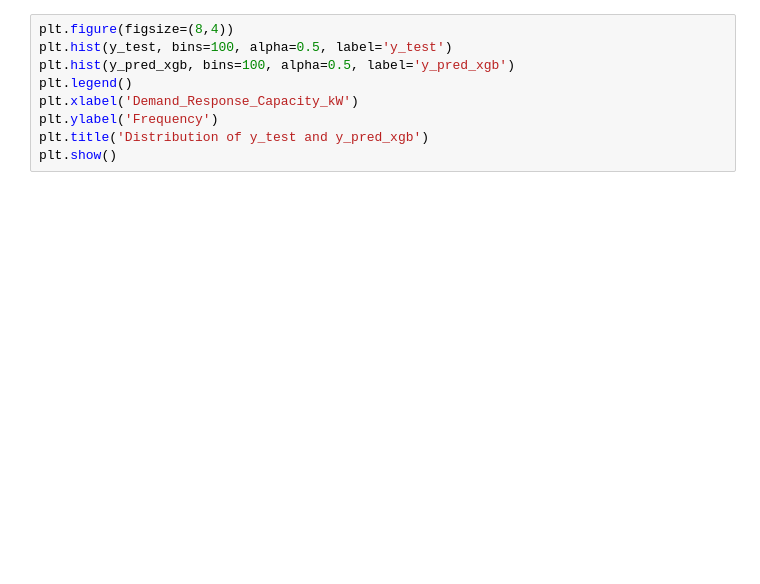
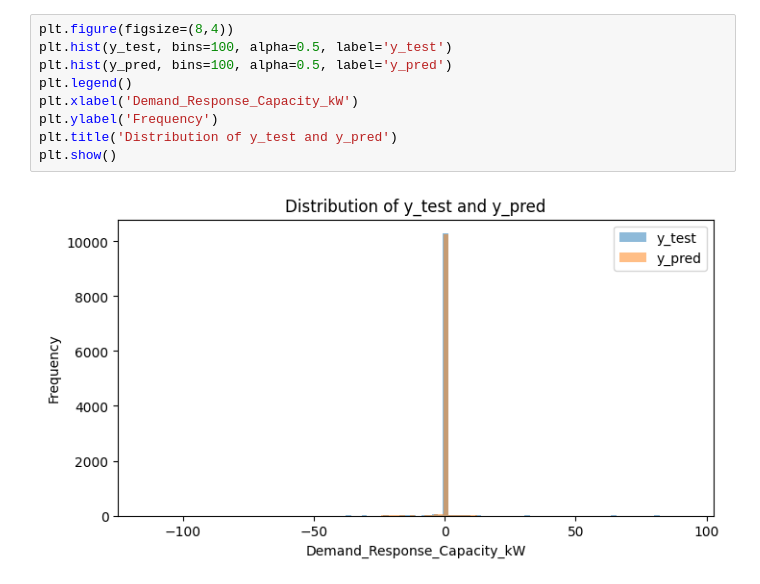
Before and after one commit to truongbnguyen88/nrg_hackathon_sept2025, a Jupyter notebook: phase2_train.ipynb, the cells around one changed output. Saved outputs shown, nothing was run; the diff lists cells and outputs as text; blank space fills up the shorter version.

```diff
--- a/phase2_train.ipynb
+++ b/phase2_train.ipynb
@@ -118,10 +247,12 @@ y_test[:10], y_pred_xgb[:10]
 # %%
 plt.figure(figsize=(8,4))
 plt.hist(y_test, bins=100, alpha=0.5, label='y_test')
-plt.hist(y_pred_xgb, bins=100, alpha=0.5, label='y_pred_xgb')
+plt.hist(y_pred, bins=100, alpha=0.5, label='y_pred')
 plt.legend()
 plt.xlabel('Demand_Response_Capacity_kW')
 plt.ylabel('Frequency')
-plt.title('Distribution of y_test and y_pred_xgb')
+plt.title('Distribution of y_test and y_pred')
 plt.show()
+# %% [output]
+[figure, added]
 # %%
```
Also changed, not shown: parts of 12 cells of this notebook, 13 other files.
